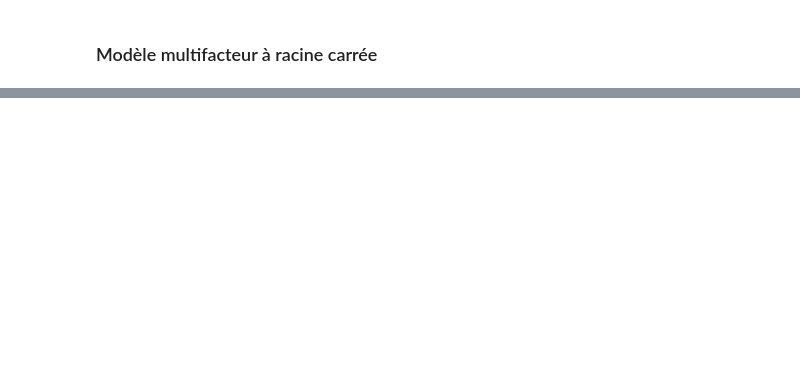
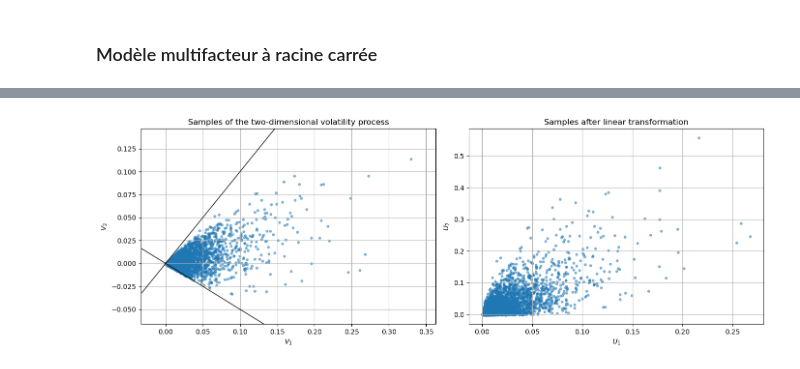
Before and after one commit to maxence2508/stage-cermics, a Jupyter notebook: state-spaces.ipynb, the cells around one changed output, grey strips where cells are left out. Drawn from its saved outputs; the diff is of its cells as text; code cells hidden in the pictures; blank space fills up the shorter version.

```diff
--- a/state-spaces.ipynb
+++ b/state-spaces.ipynb
@@ -80,0 +85,51 @@ plt.show()
+# %%
+Q = np.array([[1, -1],
+              [w[0], w[1]]])
+# %%
+num_simulations = 5000
+
+# === Simulation ===
+trajectories = simulate_batch(V_0, v0, b, sigma, x, w, N, n, T, num_simulations)
+
+# Extraire les points finaux (dernier pas de temps)
+results = trajectories[-1]  # shape: (num_simulations, 2)
+transformed = results @ Q.T  # shape: (num_simulations, 2)
+
+# === Tracé des nuages de points ===
+x_min, x_max = results[:, 0].min(), results[:, 0].max()
+y_min, y_max = results[:, 1].min(), results[:, 1].max()
+margin = 0.1 * max(x_max - x_min, y_max - y_min)
+x_plot_min = x_min - margin
+x_plot_max = x_max + margin
+y_plot_min = y_min - margin
+y_plot_max = y_max + margin
+
+fig, axes = plt.subplots(1, 2, figsize=(14, 5))
+
+# === Graphe gauche : espace original
+axes[0].scatter(results[:, 0], results[:, 1], s=10, alpha=0.5)
+
+x_vals = np.linspace(x_plot_min, x_plot_max, 300)
+axes[0].plot(x_vals, x_vals, 'k-', linewidth=1)  # y1 = y2
+slope = -(w[0] / w[1])
+y_vals = slope * x_vals
+axes[0].plot(x_vals, y_vals, 'k-', linewidth=1)  # w^T y = 0
+
+axes[0].set_xlim(x_plot_min, x_plot_max)
+axes[0].set_ylim(y_plot_min, y_plot_max)
+axes[0].set_xlabel(r"$V_1$")
+axes[0].set_ylabel(r"$V_2$")
+axes[0].set_title("Samples of the two-dimensional volatility process")
+axes[0].grid(True)
+
+# === Graphe droite : espace transformé
+axes[1].scatter(transformed[:, 0], transformed[:, 1], s=10, alpha=0.5)
+axes[1].set_xlabel(r"$U_1$")
+axes[1].set_ylabel(r"$U_2$")
+axes[1].set_title("Samples after linear transformation")
+axes[1].grid(True)
+
+plt.tight_layout()
+plt.show()
+# %% [output]
+[figure, added]
```
Also changed, not shown: parts of 11 cells of this notebook.
